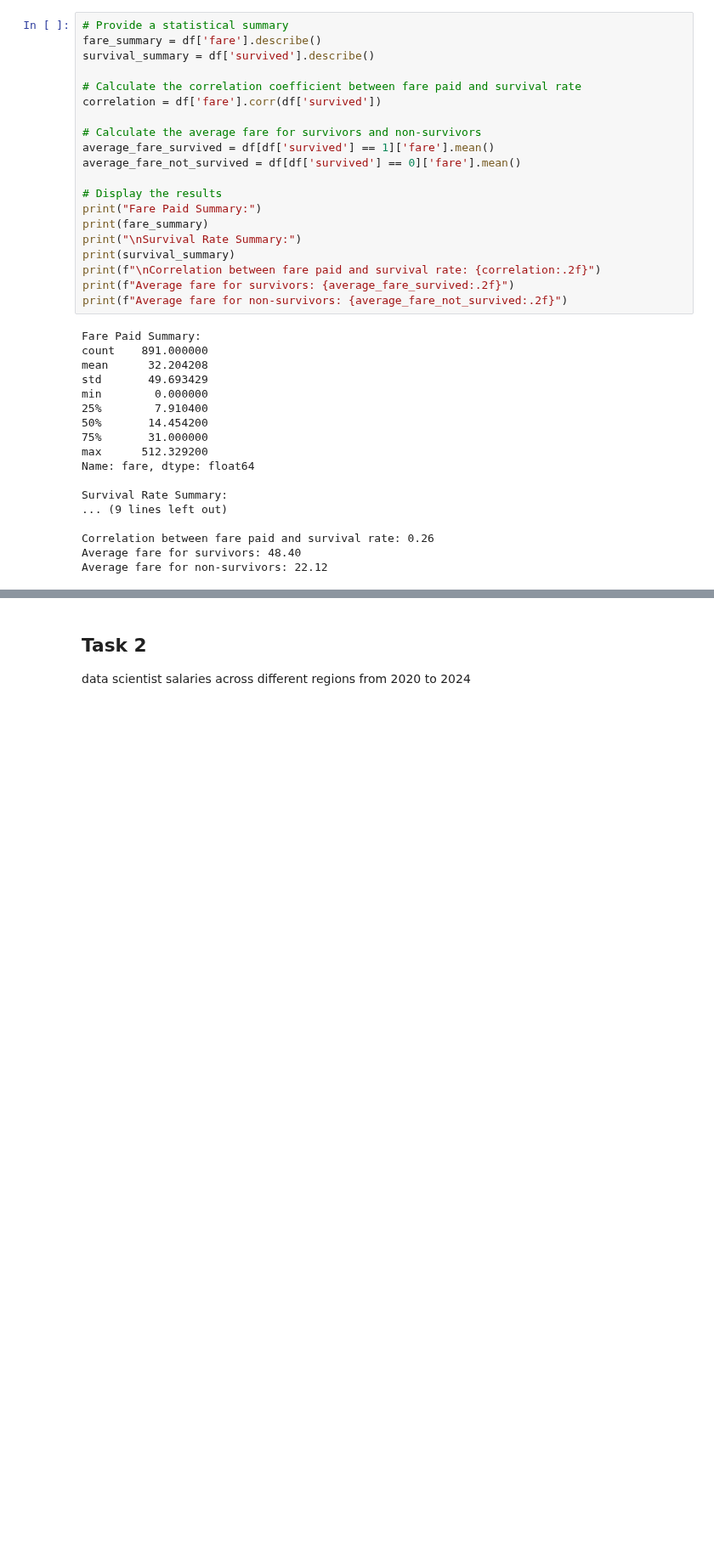
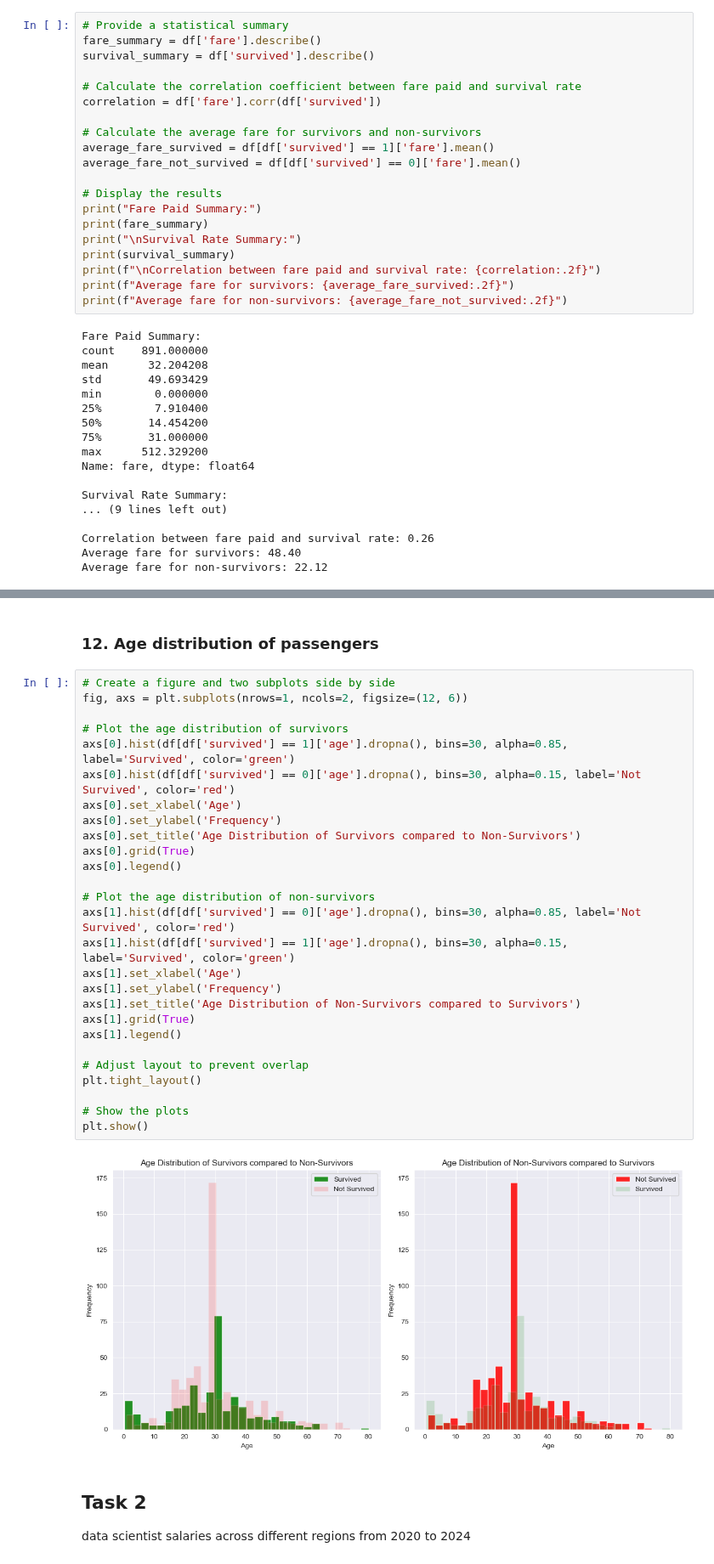
Before and after one commit to amirZZZkiller/DS-Course-Projects, a Jupyter notebook: CA2/Akbari_Azad_Baghestani_JamaliDS4022_CA2.ipynb, the cells around one changed output, grey strips where cells are left out. Shown at 85% size. Saved outputs shown, nothing was run; the diff lists cells and outputs as text; blank space fills up the shorter version.

```diff
--- a/CA2/Akbari_Azad_Baghestani_JamaliDS4022_CA2.ipynb
+++ b/CA2/Akbari_Azad_Baghestani_JamaliDS4022_CA2.ipynb
@@ -363,3 +383,34 @@ Average fare for non-survivors: 22.12
+# %% [markdown]
+### 12. Age distribution of passengers
+# %%
+# Create a figure and two subplots side by side
+fig, axs = plt.subplots(nrows=1, ncols=2, figsize=(12, 6))
+
+# Plot the age distribution of survivors
+axs[0].hist(df[df['survived'] == 1]['age'].dropna(), bins=30, alpha=0.85, label='Survived', color='green')
+axs[0].hist(df[df['survived'] == 0]['age'].dropna(), bins=30, alpha=0.15, label='Not Survived', color='red')
+axs[0].set_xlabel('Age')
+axs[0].set_ylabel('Frequency')
+axs[0].set_title('Age Distribution of Survivors compared to Non-Survivors')
+axs[0].grid(True)
+axs[0].legend()
+
+# Plot the age distribution of non-survivors
+axs[1].hist(df[df['survived'] == 0]['age'].dropna(), bins=30, alpha=0.85, label='Not Survived', color='red')
+axs[1].hist(df[df['survived'] == 1]['age'].dropna(), bins=30, alpha=0.15, label='Survived', color='green')
+axs[1].set_xlabel('Age')
+axs[1].set_ylabel('Frequency')
+axs[1].set_title('Age Distribution of Non-Survivors compared to Survivors')
+axs[1].grid(True)
+axs[1].legend()
+
+# Adjust layout to prevent overlap
+plt.tight_layout()
+
+# Show the plots
+plt.show()
+# %% [output]
+[figure, added]
 # %% [markdown]
 ## Task 2
 data scientist salaries across different regions from 2020 to 2024
```
Also changed, not shown: parts of 2 cells of this notebook.
